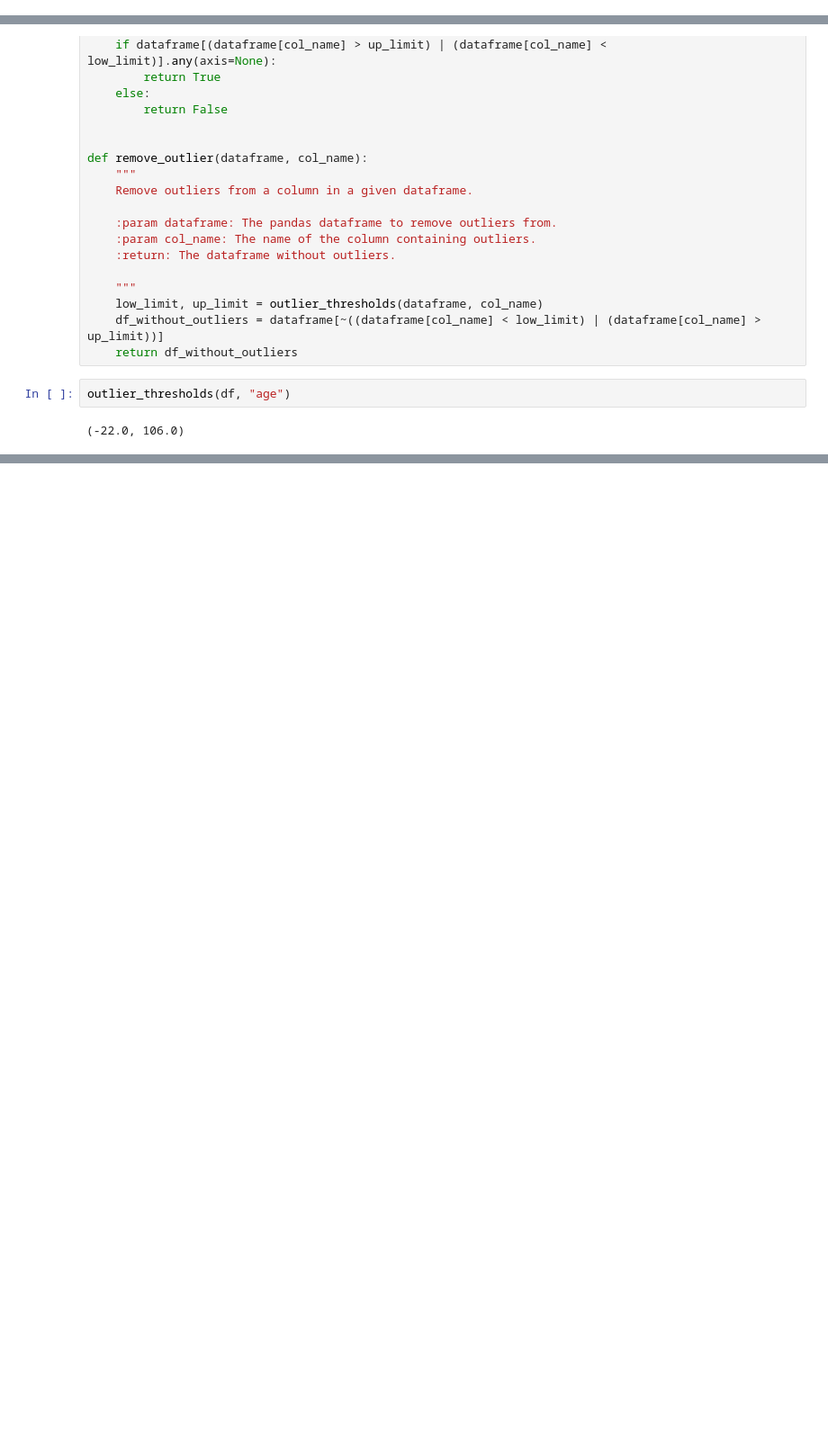
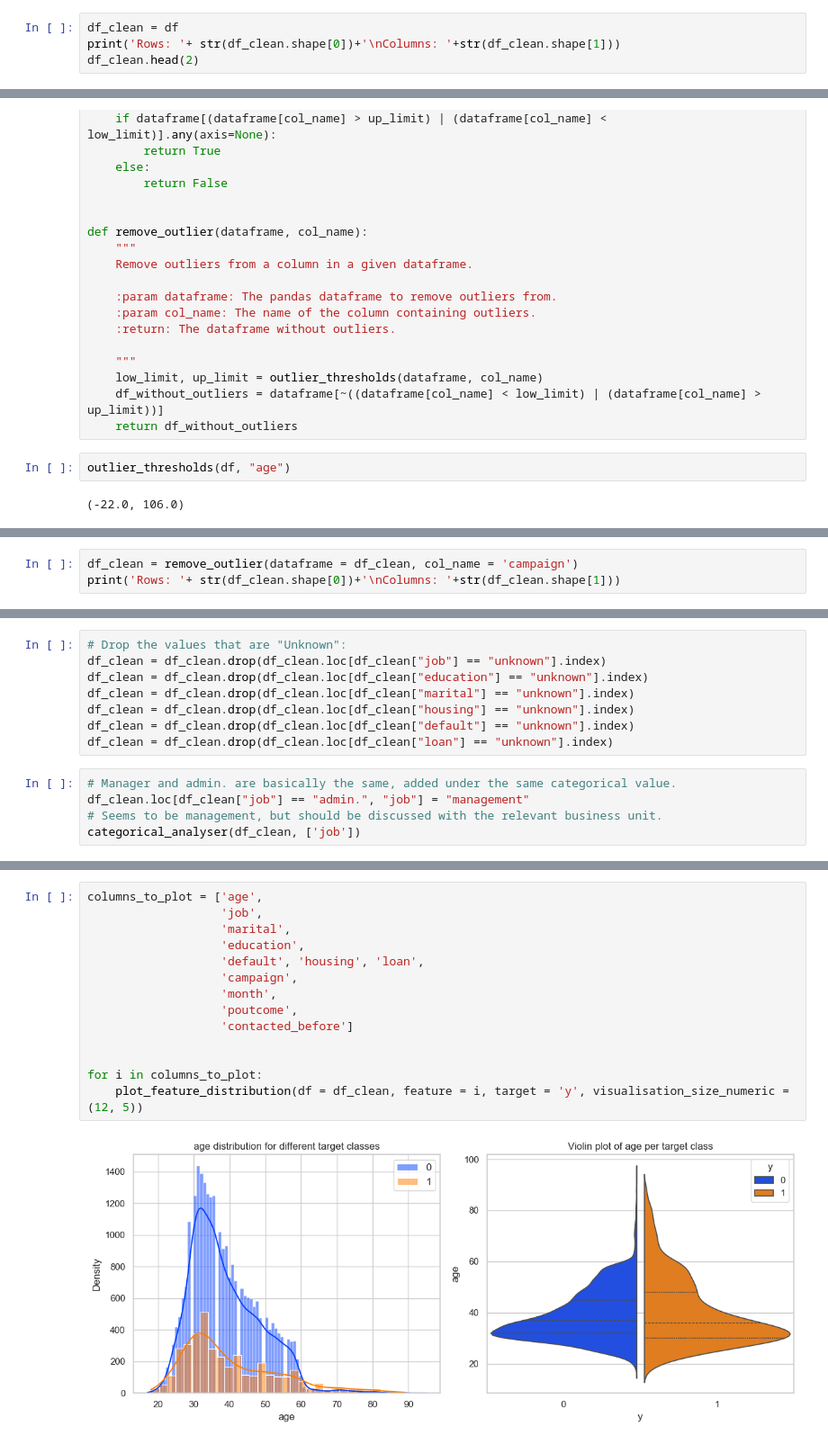
Before and after one commit to vtsou359/BankMarketing_ComparingClassifiers, a Jupyter notebook: bank_marketing.ipynb, the cells around one changed output, grey strips where cells are left out. Shown at 90% size. Drawn from its saved outputs; the diff is of its cells as text; blank space fills up the shorter version.

```diff
--- a/bank_marketing.ipynb
+++ b/bank_marketing.ipynb
@@ -1467,0 +1478,4 @@ Below I will try to identify the Outliers on numerical variables like age:
+# %%
+df_clean = df
+print('Rows: '+ str(df_clean.shape[0])+'\nColumns: '+str(df_clean.shape[1]))
+df_clean.head(2)
@@ -1560,0 +1578,3 @@ nr.employed False
+# %%
+df_clean = remove_outlier(dataframe = df_clean, col_name = 'campaign')
+print('Rows: '+ str(df_clean.shape[0])+'\nColumns: '+str(df_clean.shape[1]))
@@ -1560,0 +1626,13 @@ nr.employed False
+# %%
+# Drop the values that are "Unknown":
+df_clean = df_clean.drop(df_clean.loc[df_clean["job"] == "unknown"].index)
+df_clean = df_clean.drop(df_clean.loc[df_clean["education"] == "unknown"].index)
+df_clean = df_clean.drop(df_clean.loc[df_clean["marital"] == "unknown"].index)
+df_clean = df_clean.drop(df_clean.loc[df_clean["housing"] == "unknown"].index)
+df_clean = df_clean.drop(df_clean.loc[df_clean["default"] == "unknown"].index)
+df_clean = df_clean.drop(df_clean.loc[df_clean["loan"] == "unknown"].index)
+# %%
+# Manager and admin. are basically the same, added under the same categorical value.
+df_clean.loc[df_clean["job"] == "admin.", "job"] = "management"
+# Seems to be management, but should be discussed with the relevant business unit.
+categorical_analyser(df_clean, ['job'])
@@ -1560,0 +1653,16 @@ nr.employed False
+# %%
+columns_to_plot = ['age',
+                   'job',
+                   'marital',
+                   'education',
+                   'default', 'housing', 'loan',
+                   'campaign',
+                   'month',
+                   'poutcome',
+                   'contacted_before']
+
+
+for i in columns_to_plot:
+    plot_feature_distribution(df = df_clean, feature = i, target = 'y', visualisation_size_numeric = (12, 5))
+# %% [output]
+[figure, added]
```
Also changed, not shown: parts of 23 cells of this notebook.
